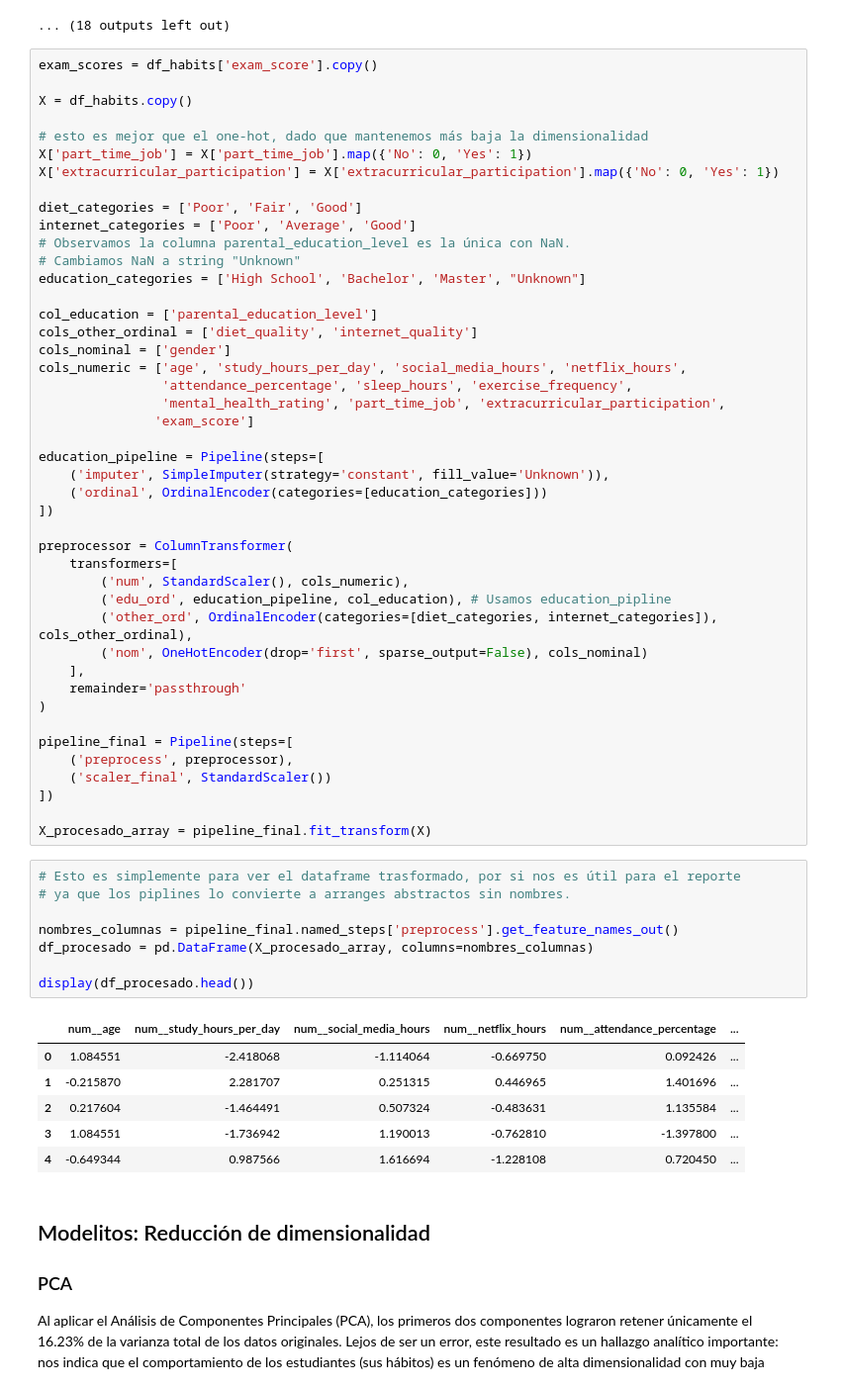
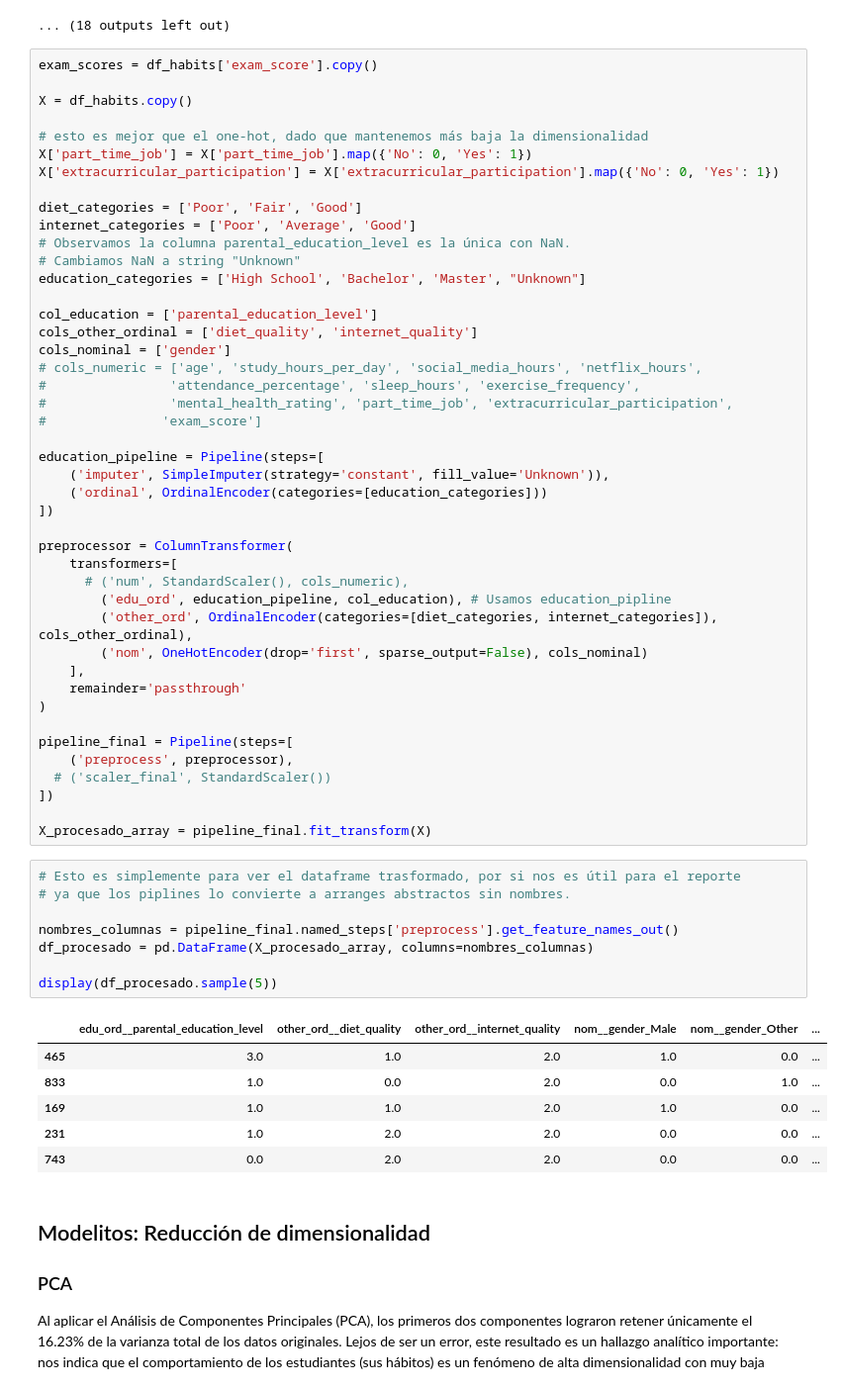
Before and after one commit to gapalfaro-cmyk/Proyecto-de-fin-de-modulo-6---Alfaro-Badillo-Cruz-Perez-Rupit, a Jupyter notebook: Modulo_VI_Equipo_15_Habits.ipynb, the cells around one changed output. Shown at 99% size. Drawn from its saved outputs; the diff is of its cells as text.

```diff
--- a/Modulo_VI_Equipo_15_Habits.ipynb
+++ b/Modulo_VI_Equipo_15_Habits.ipynb
@@ -236,10 +236,10 @@ education_categories = ['High School', 'Bachelor', 'Master', "Unknown"]
 col_education = ['parental_education_level']
 cols_other_ordinal = ['diet_quality', 'internet_quality']
 cols_nominal = ['gender']
-cols_numeric = ['age', 'study_hours_per_day', 'social_media_hours', 'netflix_hours',
-                'attendance_percentage', 'sleep_hours', 'exercise_frequency',
-                'mental_health_rating', 'part_time_job', 'extracurricular_participation',
-               'exam_score']
+# cols_numeric = ['age', 'study_hours_per_day', 'social_media_hours', 'netflix_hours',
+#                'attendance_percentage', 'sleep_hours', 'exercise_frequency',
+#                'mental_health_rating', 'part_time_job', 'extracurricular_participation',
+#               'exam_score']
 
 education_pipeline = Pipeline(steps=[
     ('imputer', SimpleImputer(strategy='constant', fill_value='Unknown')),
@@ -248,7 +248,7 @@ education_pipeline = Pipeline(steps=[
 
 preprocessor = ColumnTransformer(
     transformers=[
-        ('num', StandardScaler(), cols_numeric),
+      # ('num', StandardScaler(), cols_numeric),
         ('edu_ord', education_pipeline, col_education), # Usamos education_pipline
         ('other_ord', OrdinalEncoder(categories=[diet_categories, internet_categories]), cols_other_ordinal),
         ('nom', OneHotEncoder(drop='first', sparse_output=False), cols_nominal)
@@ -258,25 +258,25 @@ preprocessor = ColumnTransformer(
 
 pipeline_final = Pipeline(steps=[
     ('preprocess', preprocessor),
-    ('scaler_final', StandardScaler())
+  # ('scaler_final', StandardScaler())
 ])
 
 X_procesado_array = pipeline_final.fit_transform(X)
 # %%
 # Esto es simplemente para ver el dataframe trasformado, por si nos es útil para el reporte
 # ya que los piplines lo convierte a arranges abstractos sin nombres.
 
 nombres_columnas = pipeline_final.named_steps['preprocess'].get_feature_names_out()
 df_procesado = pd.DataFrame(X_procesado_array, columns=nombres_columnas)
 
-display(df_procesado.head())
+display(df_procesado.sample(5))
 # %% [output]
-|  | num__age | num__study_hours_per_day | num__social_media_hours | num__netflix_hours | num__attendance_percentage | ... |
-| 0 | 1.084551 | -2.418068 | -1.114064 | -0.669750 | 0.092426 | ... |
-| 1 | -0.215870 | 2.281707 | 0.251315 | 0.446965 | 1.401696 | ... |
-| 2 | 0.217604 | -1.464491 | 0.507324 | -0.483631 | 1.135584 | ... |
-| 3 | 1.084551 | -1.736942 | 1.190013 | -0.762810 | -1.397800 | ... |
-| 4 | -0.649344 | 0.987566 | 1.616694 | -1.228108 | 0.720450 | ... |
+|  | edu_ord__parental_education_level | other_ord__diet_quality | other_ord__internet_quality | nom__gender_Male | nom__gender_Other | ... |
+| 465 | 3.0 | 1.0 | 2.0 | 1.0 | 0.0 | ... |
+| 833 | 1.0 | 0.0 | 2.0 | 0.0 | 1.0 | ... |
+| 169 | 1.0 | 1.0 | 2.0 | 1.0 | 0.0 | ... |
+| 231 | 1.0 | 2.0 | 2.0 | 0.0 | 0.0 | ... |
+| 743 | 0.0 | 2.0 | 2.0 | 0.0 | 0.0 | ... |
 # %% [markdown]
 ## Modelitos: Reducción de dimensionalidad
 
```
Also changed, not shown: parts of 12 cells of this notebook.
